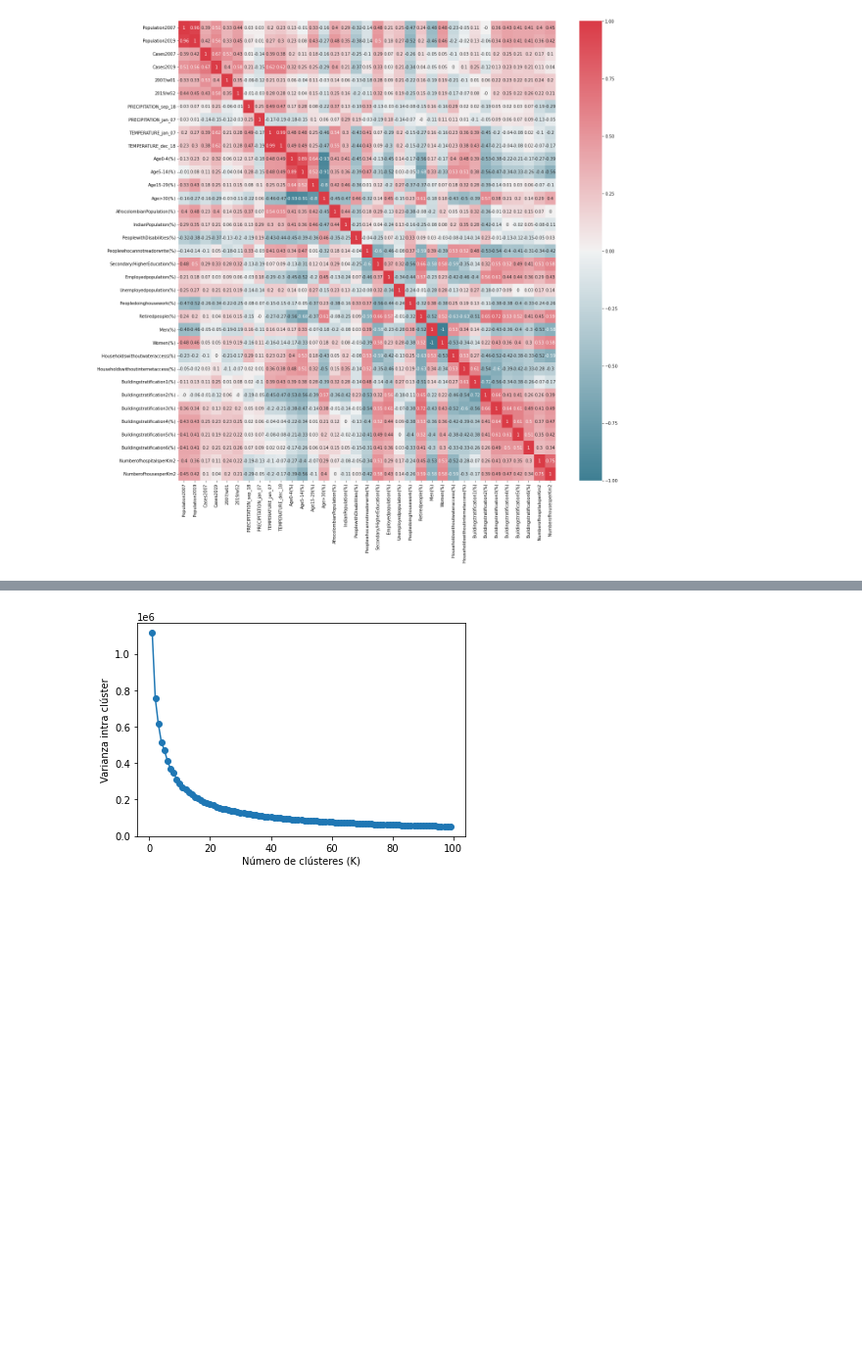
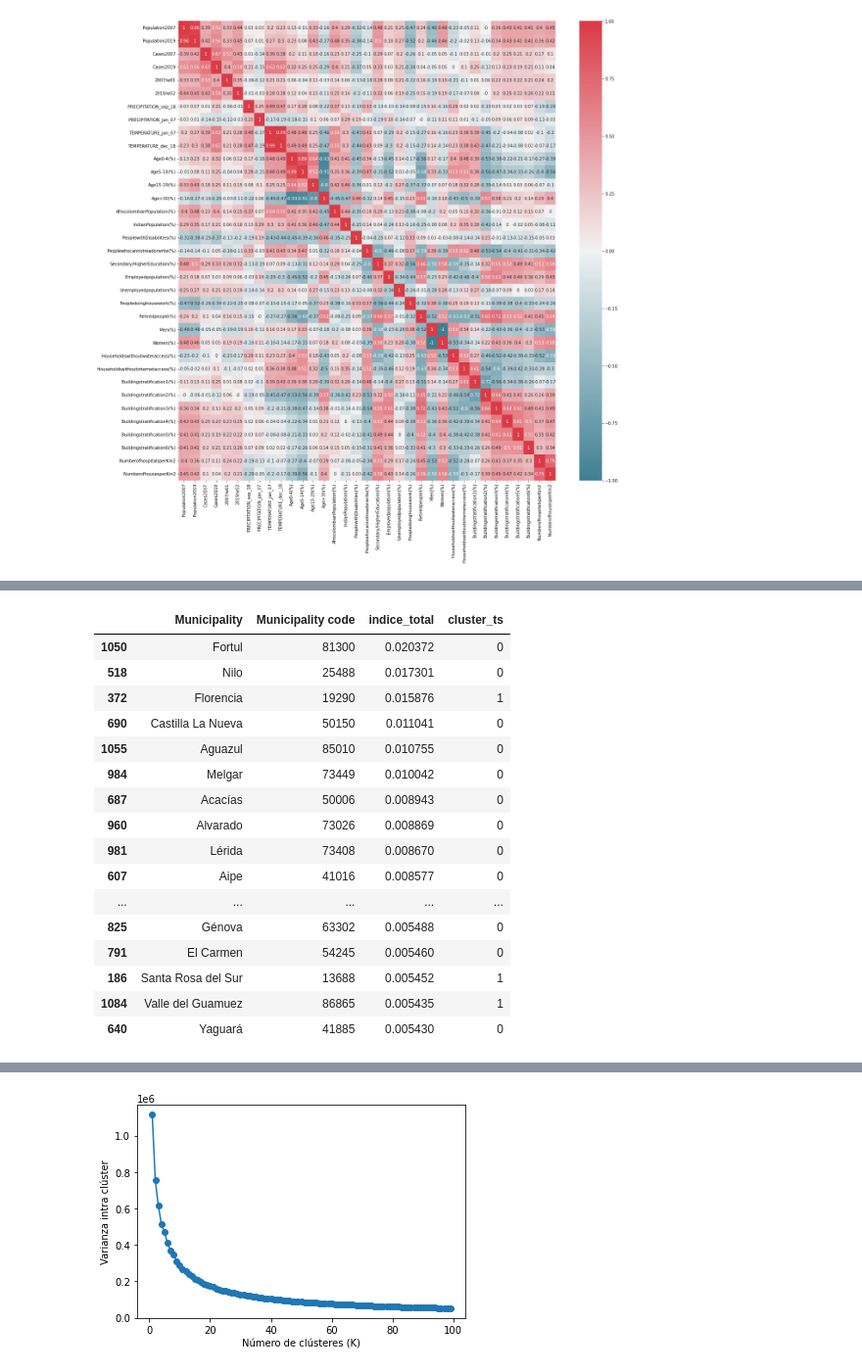
Before and after one commit to freddy120/MIAD_no_supervisado_project, a Jupyter notebook: notebook/Final_Project.ipynb, the cells around one changed output, grey strips where cells are left out. Shown at 98% size. Saved outputs shown, nothing was run; the diff lists cells and outputs as text; code cells hidden in the pictures; blank space fills up the shorter version.

```diff
--- a/notebook/Final_Project.ipynb
+++ b/notebook/Final_Project.ipynb
@@ -424,0 +443,3 @@ sns.heatmap(data=correlation_matrix, cmap=sns.diverging_palette(220, 10, as_cmap
+# %%
+data_ts = np.expand_dims(ts_df.values, axis=2)
+data_ts.shape
@@ -424,0 +448,3 @@ sns.heatmap(data=correlation_matrix, cmap=sns.diverging_palette(220, 10, as_cmap
+# %%
+model2 = TimeSeriesKMeans(n_clusters=3, metric="dtw", max_iter=10, n_jobs=-1, random_state=101)
+model2.fit(data_ts)
@@ -424,0 +453,7 @@ sns.heatmap(data=correlation_matrix, cmap=sns.diverging_palette(220, 10, as_cmap
+# %%
+labels = model2.labels_
+# %%
+result_df = dengue_df[['Municipality', 'Municipality code']]
+result_df['indice_total'] = ts_df.mean(axis=1).values
+result_df["cluster_ts"] = labels
+result_df['cluster_ts'].value_counts()
@@ -424,0 +475,20 @@ sns.heatmap(data=correlation_matrix, cmap=sns.diverging_palette(220, 10, as_cmap
+# %%
+result_df.sort_values(by=['indice_total'], ascending=False).head(50)
+# %% [output]
+|  | Municipality | Municipality code | indice_total | cluster_ts |
+| 1050 | Fortul | 81300 | 0.020372 | 0 |
+| 518 | Nilo | 25488 | 0.017301 | 0 |
+| 372 | Florencia | 19290 | 0.015876 | 1 |
+| 690 | Castilla La Nueva | 50150 | 0.011041 | 0 |
+| 1055 | Aguazul | 85010 | 0.010755 | 0 |
+| 984 | Melgar | 73449 | 0.010042 | 0 |
+| 687 | Acacías | 50006 | 0.008943 | 0 |
+| 960 | Alvarado | 73026 | 0.008869 | 0 |
+| 981 | Lérida | 73408 | 0.008670 | 0 |
+| 607 | Aipe | 41016 | 0.008577 | 0 |
+| ... | ... | ... | ... | ... |
+| 825 | Génova | 63302 | 0.005488 | 0 |
+| 791 | El Carmen | 54245 | 0.005460 | 0 |
+| 186 | Santa Rosa del Sur | 13688 | 0.005452 | 1 |
+| 1084 | Valle del Guamuez | 86865 | 0.005435 | 1 |
+| 640 | Yaguará | 41885 | 0.005430 | 0 |
```
Also changed, not shown: parts of 72 cells of this notebook.
